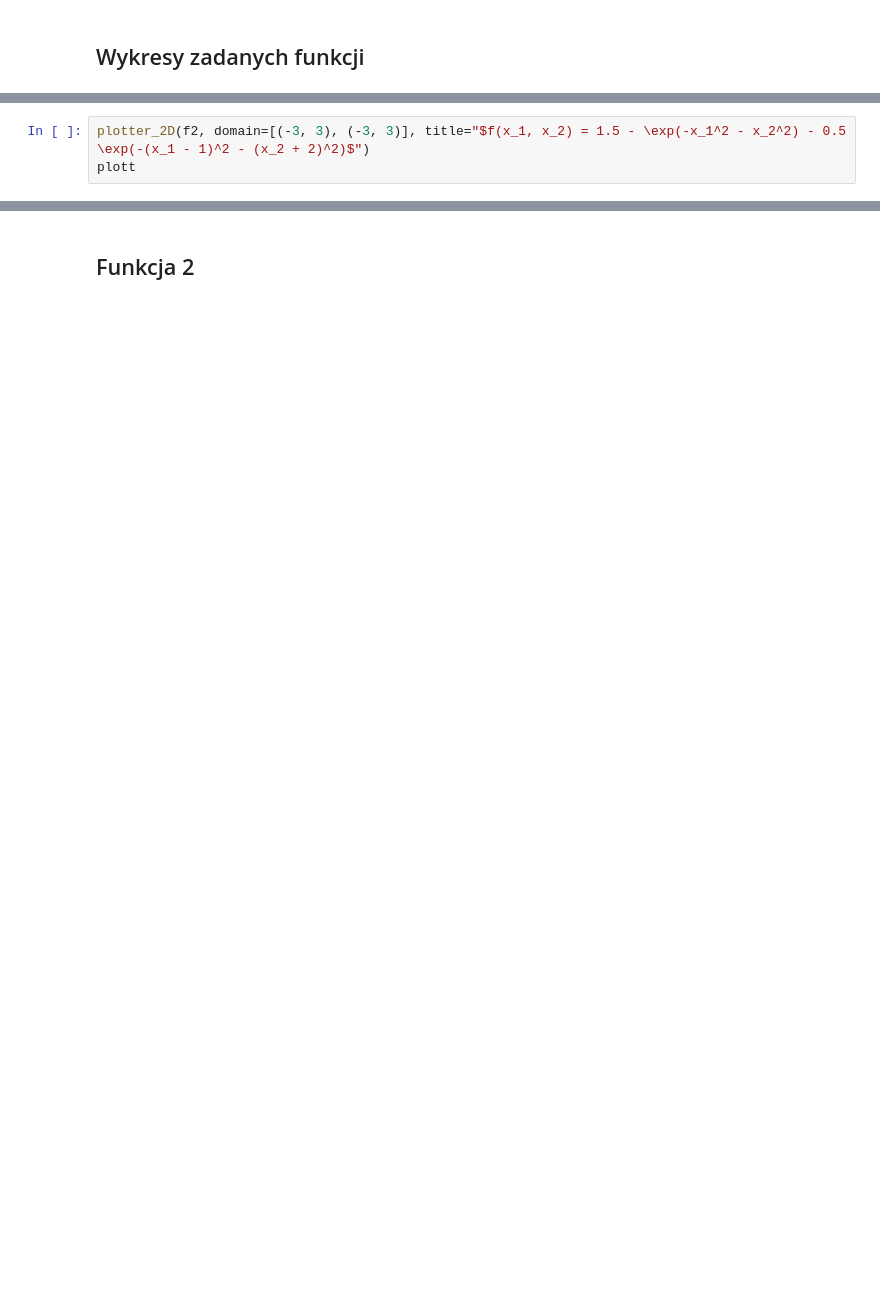
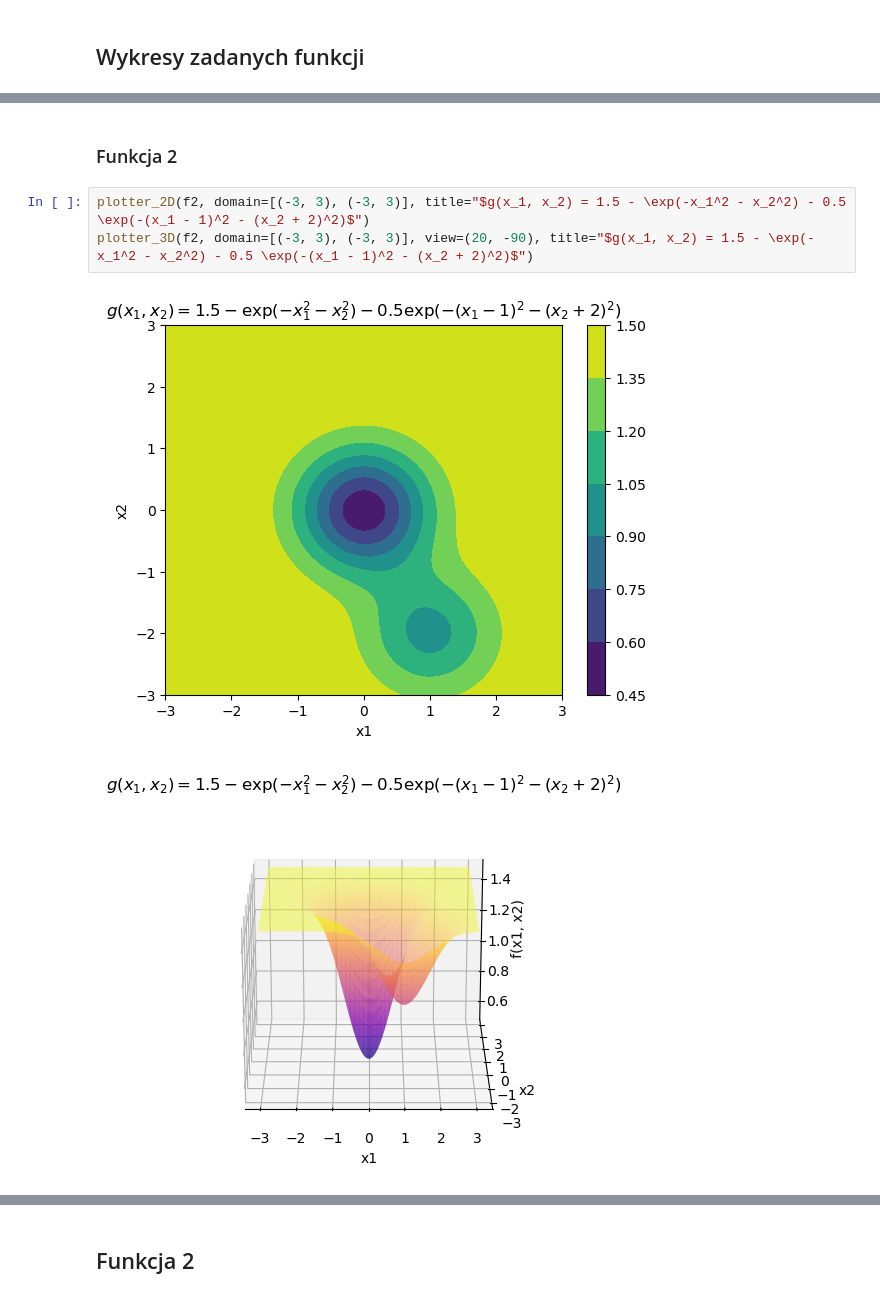
Before and after one commit to AtarSander/artificial-intelligence-from-scratch, a Jupyter notebook: Zad1/gradient.ipynb, the cells around one changed output, grey strips where cells are left out. Saved outputs shown, nothing was run; the diff lists cells and outputs as text; blank space fills up the shorter version.

```diff
--- a/Zad1/gradient.ipynb
+++ b/Zad1/gradient.ipynb
@@ -14,6 +20,11 @@ plotter_1D(f1, domain=(-15, 15), num_points=300, title="$f(x) = \\frac{1}{4}x^4$
+# %% [markdown]
+### Funkcja 2
 # %%
-plotter_2D(f2, domain=[(-3, 3), (-3, 3)], title="$f(x_1, x_2) = 1.5 - \exp(-x_1^2 - x_2^2) - 0.5 \exp(-(x_1 - 1)^2 - (x_2 + 2)^2)$")
-plott
+plotter_2D(f2, domain=[(-3, 3), (-3, 3)], title="$g(x_1, x_2) = 1.5 - \exp(-x_1^2 - x_2^2) - 0.5 \exp(-(x_1 - 1)^2 - (x_2 + 2)^2)$")
+plotter_3D(f2, domain=[(-3, 3), (-3, 3)], view=(20, -90), title="$g(x_1, x_2) = 1.5 - \exp(-x_1^2 - x_2^2) - 0.5 \exp(-(x_1 - 1)^2 - (x_2 + 2)^2)$")
+# %% [output]
+[figure, added]
+[figure, added]
 # %% [markdown]
 # Cel eksperymentów
 Zamierzam sprawdzić działanie algorytmów dla różnych punktów startowych oraz hiperparametrów. Przeprowadzę badanie:
```
Also changed, not shown: parts of 8 cells of this notebook.
